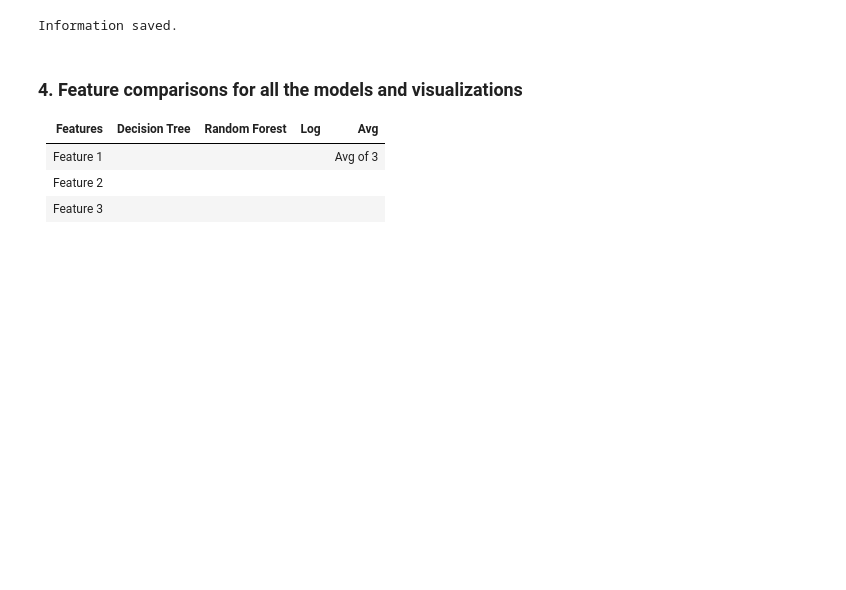
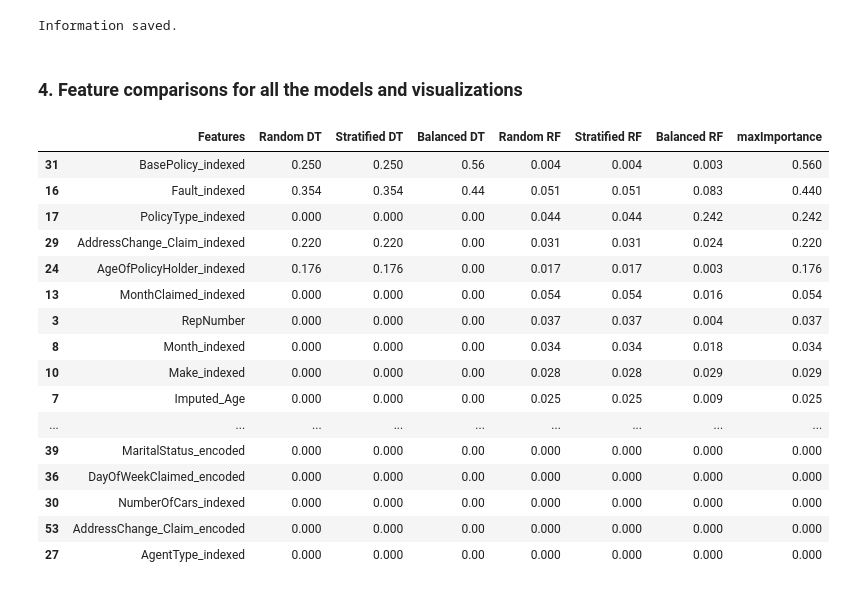
Before and after one commit to bhanup6663/Bigdata, a Jupyter notebook: model/Model_Implementation.ipynb, the cells around one changed output. Saved outputs shown, nothing was run; the diff lists cells and outputs as text; code cells hidden in the pictures; blank space fills up the shorter version.

```diff
--- a/model/Model_Implementation.ipynb
+++ b/model/Model_Implementation.ipynb
@@ -741,9 +741,3 @@ print('Information saved.')
 Information saved.
 # %% [markdown]
 ### 4. Feature comparisons for all the models and visualizations
-
-| Features  | Decision Tree | Random Forest | Log | Avg      |
-|-----------|---------------|---------------|-----|----------|
-| Feature 1 |               |               |     | Avg of 3 |
-| Feature 2 |               |               |     |          |
-| Feature 3 |               |               |     |          |
@@ -749,0 +765,46 @@ Information saved.
+# %%
+# Feature importances from all the models
+
+import pandas as pd
+import numpy as np
+
+bestModel_random_dt_importances = pd.DataFrame(dt_metrics[3])
+bestModel_random_dt_importances.columns = ['Features', 'Random DT']
+bestModel_stratified_dt_importances = pd.DataFrame(dt_metrics[11])
+bestModel_stratified_dt_importances.columns = ['Features', 'Stratified DT']
+bestModel_balanced_dt_importances = pd.DataFrame(dt_metrics[19])
+bestModel_balanced_dt_importances.columns = ['Features', 'Balanced DT']
+
+bestModel_random_rf_importances = pd.DataFrame(rf_metrics[1])
+bestModel_random_rf_importances.columns = ['Features', 'Random RF']
+bestModel_stratified_rf_importances = pd.DataFrame(rf_metrics[7])
+bestModel_stratified_rf_importances.columns = ['Features', 'Stratified RF']
+bestModel_balanced_rf_importances = pd.DataFrame(rf_metrics[13])
+bestModel_balanced_rf_importances.columns = ['Features', 'Balanced RF']
+
+featureImportance = pd.merge(bestModel_random_dt_importances, bestModel_stratified_dt_importances, on = 'Features', how = 'outer')
+featureImportance = pd.merge(featureImportance, bestModel_balanced_dt_importances, on = 'Features', how = 'outer')
+featureImportance = pd.merge(featureImportance, bestModel_random_rf_importances, on = 'Features', how = 'outer')
+featureImportance = pd.merge(featureImportance, bestModel_stratified_rf_importances, on = 'Features', how = 'outer')
+featureImportance = pd.merge(featureImportance, bestModel_balanced_rf_importances, on = 'Features', how = 'outer')
+featureImportance = featureImportance.round(3)
+featureImportance['maxImportance'] = featureImportance[featureImportance.select_dtypes(include=np.number).columns].max(axis=1)
+featureImportance.sort_values('maxImportance', ascending=False)
+# %% [output]
+|  | Features | Random DT | Stratified DT | Balanced DT | Random RF | Stratified RF | Balanced RF | maxImportance |
+| 31 | BasePolicy_indexed | 0.250 | 0.250 | 0.56 | 0.004 | 0.004 | 0.003 | 0.560 |
+| 16 | Fault_indexed | 0.354 | 0.354 | 0.44 | 0.051 | 0.051 | 0.083 | 0.440 |
+| 17 | PolicyType_indexed | 0.000 | 0.000 | 0.00 | 0.044 | 0.044 | 0.242 | 0.242 |
+| 29 | AddressChange_Claim_indexed | 0.220 | 0.220 | 0.00 | 0.031 | 0.031 | 0.024 | 0.220 |
+| 24 | AgeOfPolicyHolder_indexed | 0.176 | 0.176 | 0.00 | 0.017 | 0.017 | 0.003 | 0.176 |
+| 13 | MonthClaimed_indexed | 0.000 | 0.000 | 0.00 | 0.054 | 0.054 | 0.016 | 0.054 |
+| 3 | RepNumber | 0.000 | 0.000 | 0.00 | 0.037 | 0.037 | 0.004 | 0.037 |
+| 8 | Month_indexed | 0.000 | 0.000 | 0.00 | 0.034 | 0.034 | 0.018 | 0.034 |
+| 10 | Make_indexed | 0.000 | 0.000 | 0.00 | 0.028 | 0.028 | 0.029 | 0.029 |
+| 7 | Imputed_Age | 0.000 | 0.000 | 0.00 | 0.025 | 0.025 | 0.009 | 0.025 |
+| ... | ... | ... | ... | ... | ... | ... | ... | ... |
+| 39 | MaritalStatus_encoded | 0.000 | 0.000 | 0.00 | 0.000 | 0.000 | 0.000 | 0.000 |
+| 36 | DayOfWeekClaimed_encoded | 0.000 | 0.000 | 0.00 | 0.000 | 0.000 | 0.000 | 0.000 |
+| 30 | NumberOfCars_indexed | 0.000 | 0.000 | 0.00 | 0.000 | 0.000 | 0.000 | 0.000 |
+| 53 | AddressChange_Claim_encoded | 0.000 | 0.000 | 0.00 | 0.000 | 0.000 | 0.000 | 0.000 |
+| 27 | AgentType_indexed | 0.000 | 0.000 | 0.00 | 0.000 | 0.000 | 0.000 | 0.000 |
```
Also changed, not shown: parts of 7 cells of this notebook.
